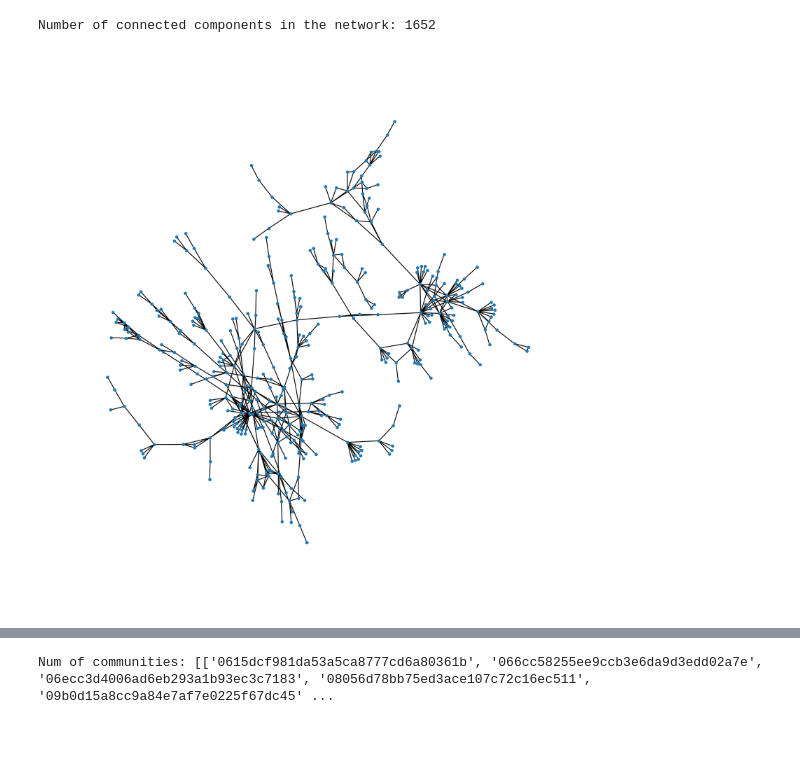
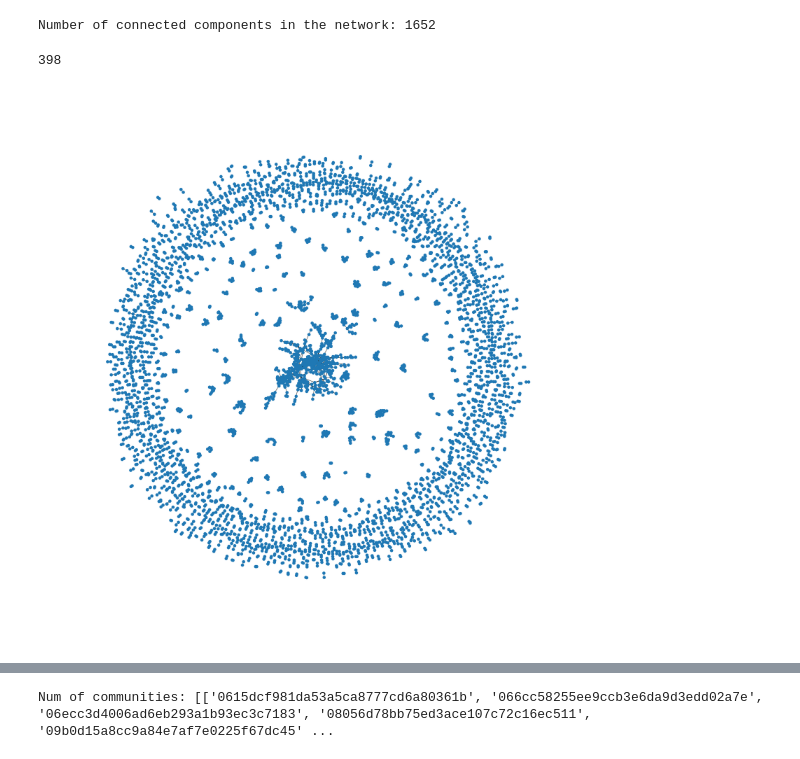
Before and after one commit to rupcgroup4/Network_algorithms_project, a Jupyter notebook: Project.ipynb, the cells around one changed output, grey strips where cells are left out. Saved outputs shown, nothing was run; the diff lists cells and outputs as text; code cells hidden in the pictures.

```diff
--- a/Project.ipynb
+++ b/Project.ipynb
@@ -114,26 +104,32 @@ Number of connected components in the network: 1652
 # %%
 #get all connected components in the graph
 Gcc = sorted(nx.connected_components(g), key=len, reverse=True)
+# %%
+print(len(Gcc[0]))
+# %% [output]
+398
 # %%
 #draw greatest connected component in the network
 
 plt.figure(num=None, figsize=(5, 5), dpi=400)
-pos = nx.spring_layout(g.subgraph(Gcc[0])) # positions for all nodes - seed for reproducibility
+pos = nx.spring_layout(g) # positions for all nodes - seed for reproducibility
 
 # nodes
-nx.draw_networkx_nodes(g.subgraph(Gcc[0]), pos, node_size=1)
+nx.draw_networkx_nodes(g, pos, node_size=1)
 
 # edges
-nx.draw_networkx_edges(g.subgraph(Gcc[0]), pos, width=0.5)
+nx.draw_networkx_edges(g, pos, width=0.2)
+
+# .subgraph(Gcc[0])
 
 
 ax = plt.gca()
 ax.margins(0.08)
 plt.axis("off")
 plt.tight_layout()
 plt.show()
 # %% [output]
-[figure, old version]
+[figure, new version]
 # %%
 #betweens centrality in the GCC of the graph - ignore the edges weights
 nx.betweenness_centrality(g.subgraph(Gcc[0]))
```
Also changed, not shown: parts of 14 cells of this notebook, 3 other files.
